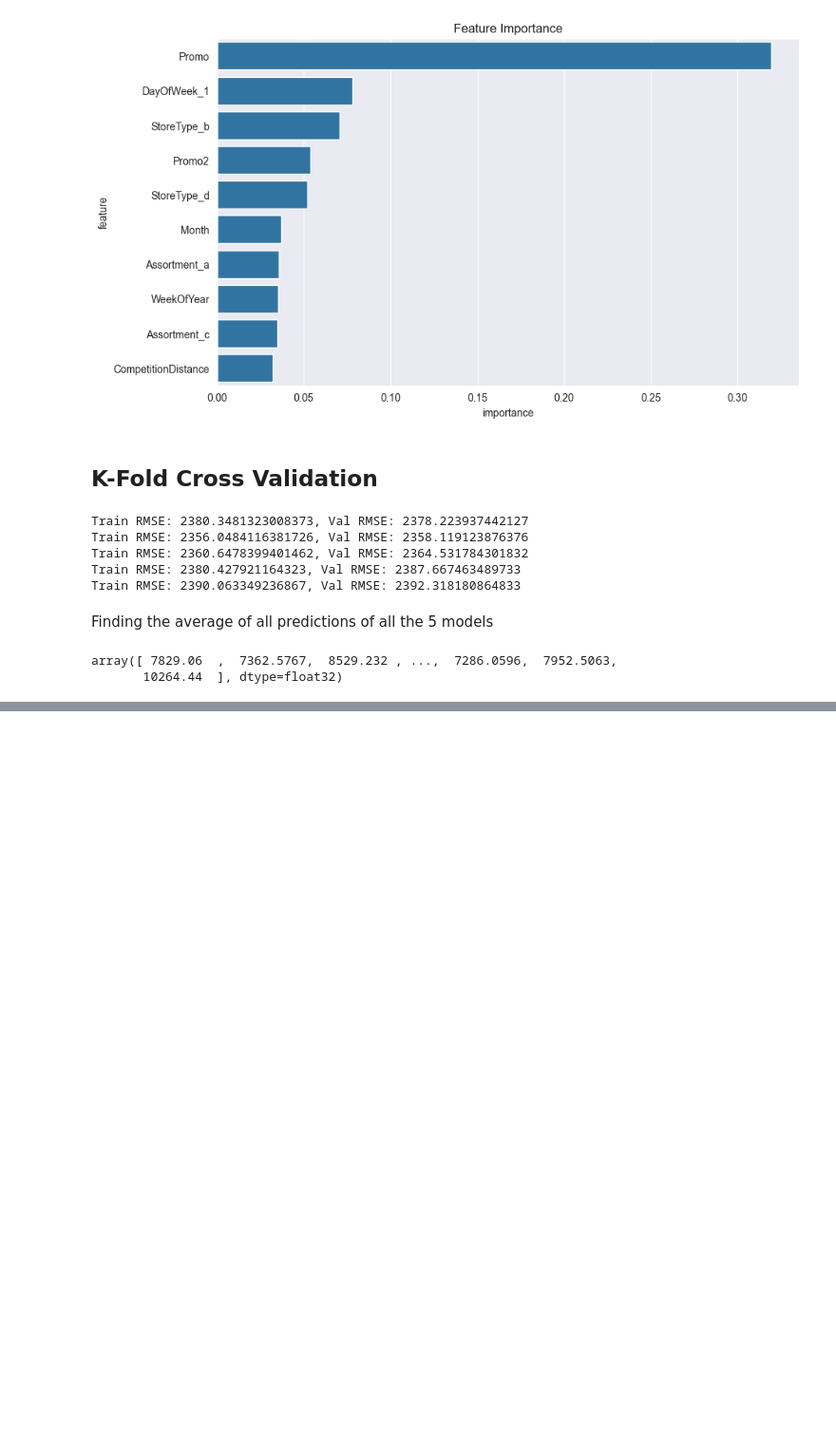
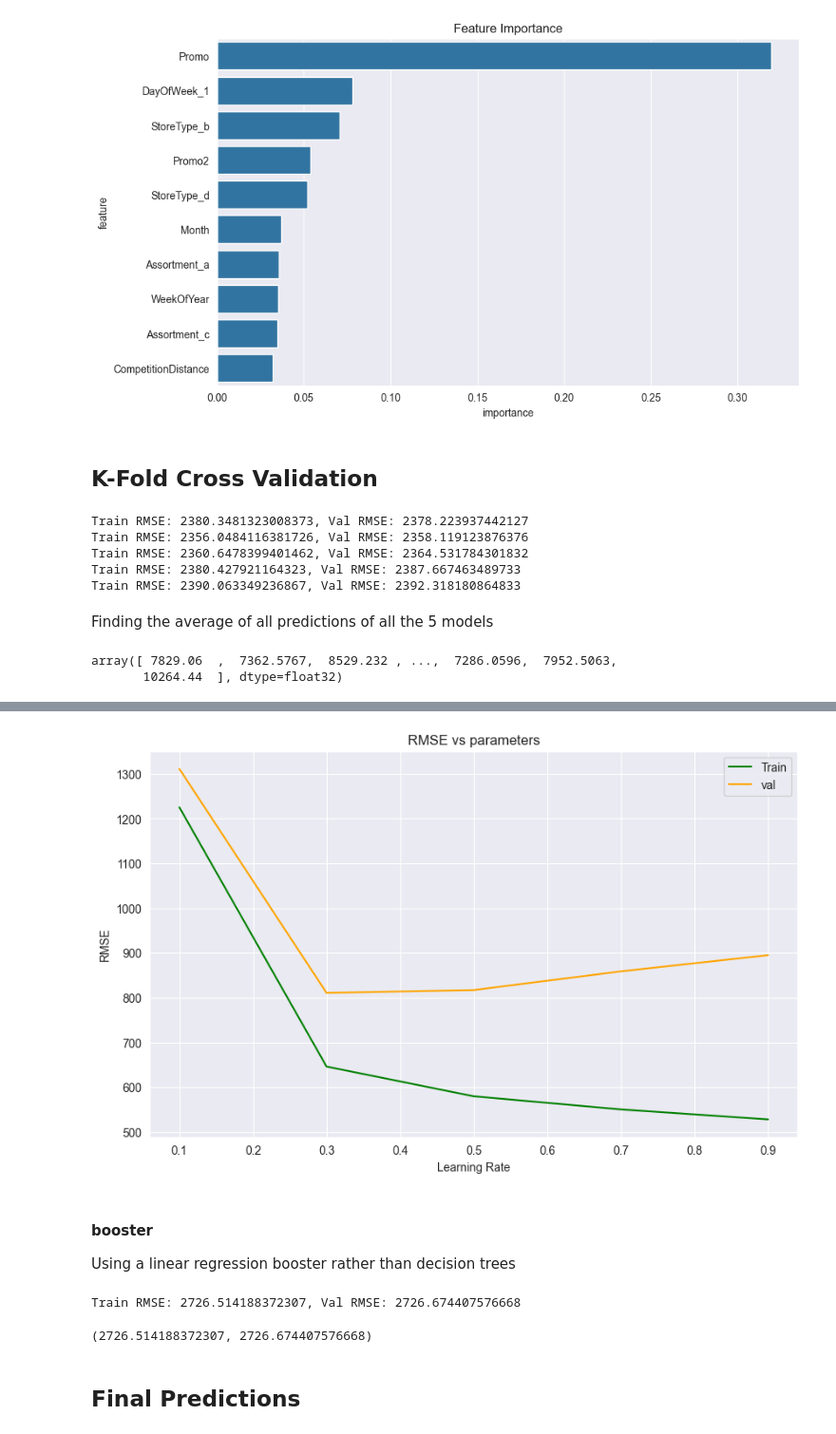
Before and after one commit to satan-pro/Rossman_Store_Predictions, a Jupyter notebook: rossmann_stores.ipynb, the cells around one changed output, grey strips where cells are left out. Shown at 95% size. Cells and saved outputs as stored; diff of their text form; code cells hidden in the pictures; blank space fills up the shorter version.

```diff
--- a/rossmann_stores.ipynb
+++ b/rossmann_stores.ipynb
@@ -533,0 +619,7 @@ array([ 7829.06  ,  7362.5767,  8529.232 , ...,  7286.0596,  7952.5063,
+# %%
+learning_rate = np.arange(0.1, 1.0, 0.2)
+rmse_vals=[]
+for rate in learning_rate:
+    print(f'Learning Rate:{rate}')
+    curr_rate = test_params(n_estimators=50, max_depth=12, learning_rate=rate)
+    rmse_vals.append(curr_rate)
@@ -533,0 +637,15 @@ array([ 7829.06  ,  7362.5767,  8529.232 , ...,  7286.0596,  7952.5063,
+# %%
+plot_params([t[0] for t in rmse_vals], [t[1] for t in rmse_vals], learning_rate, 'Learning Rate')
+# %% [output]
+[figure, added]
+# %% [markdown]
+#### booster
+
+Using a linear regression booster rather than decision trees
+# %%
+test_params(booster='gblinear')
+# %% [output]
+Train RMSE: 2726.514188372307, Val RMSE: 2726.674407576668
+(2726.514188372307, 2726.674407576668)
+# %% [markdown]
+## Final Predictions
```
Also changed, not shown: parts of 19 cells of this notebook, 1 other file.
